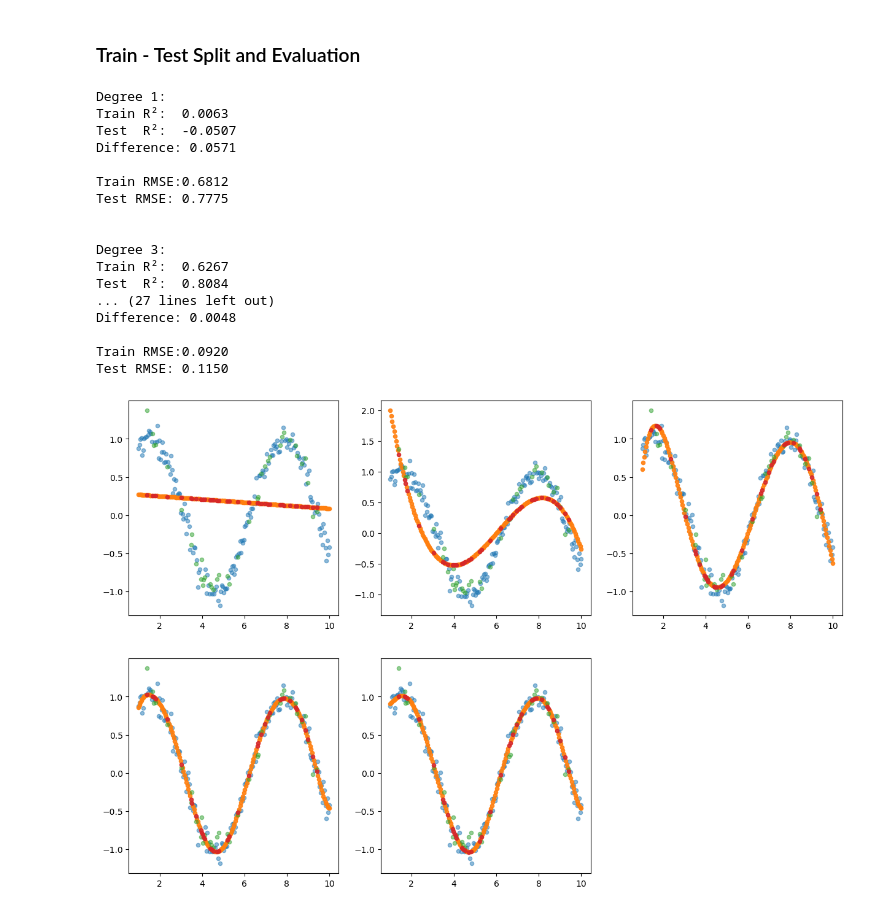
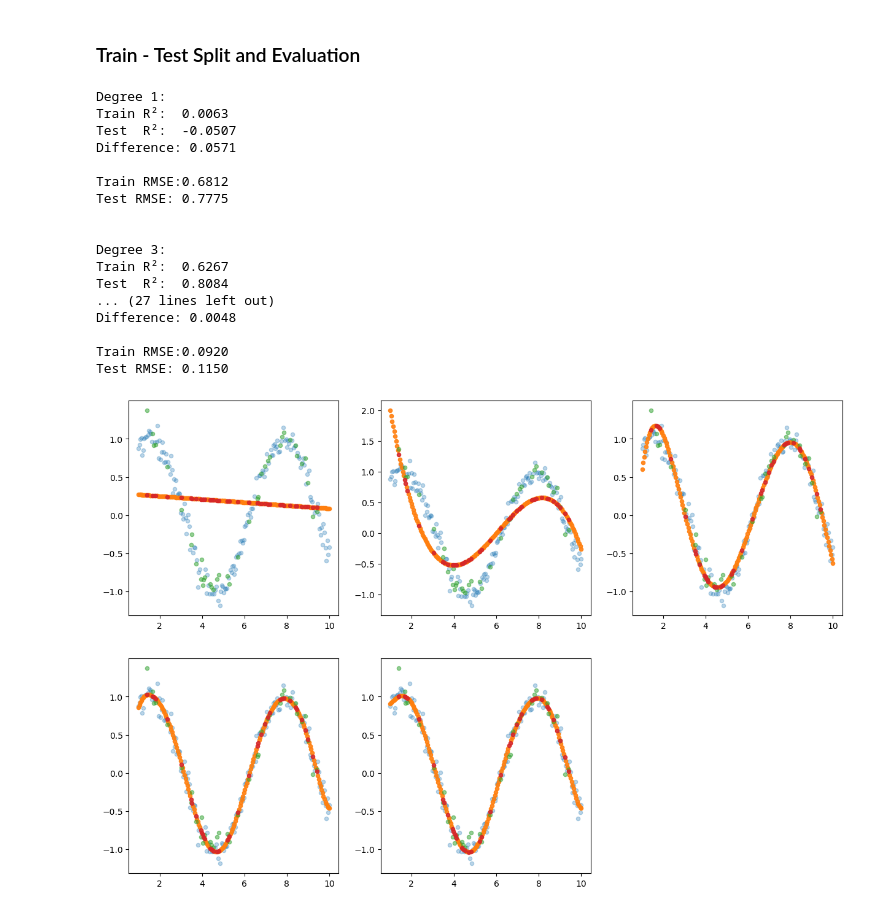
Before and after one commit to the-liyanage/from-scratch, a Jupyter notebook: regression/basic-linear-regression/polynomial-regression.ipynb, the cells around one changed output. Drawn from its saved outputs; the diff is of its cells as text; code cells hidden in the pictures.

```diff
--- a/regression/basic-linear-regression/polynomial-regression.ipynb
+++ b/regression/basic-linear-regression/polynomial-regression.ipynb
@@ -199,35 +199,33 @@ for i, degree in enumerate(degrees, 1):
 
     # Plot
     plt.subplot(2, 3, i)
-    plt.scatter(X3_train, y3_train, alpha = 0.5, s = 20, label = "Train")
+    plt.scatter(X3_train, y3_train, alpha = 0.3, s = 20, label = "Train")
     plt.scatter(X3_train, y3_train_pred, alpha = 0.9, s = 20, label = "Train-Pred")
 
 
     plt.scatter(X3_test, y3_test, alpha = 0.5, s = 20, label = "Test")
     plt.scatter(X3_test, y3_test_pred, alpha = 0.9, s = 20, label = "Test-Pred")
 
     # Create smooth line for predictions
     X_plot = np.linspace(0, 10, 300).reshape(-1, 1)
     X_plot_poly = poly_features.transform(X_plot)
     y_plot = model.predict(X_plot_poly)
-
-    #plt.plot(X3_train_poly, y3_train_pred, "r--", linewidth = 2, label = "Predictions")
 # %% [output]
 Degree 1:
 Train R²:  0.0063
 Test  R²:  -0.0507
 Difference: 0.0571
 
 Train RMSE:0.6812
 Test RMSE: 0.7775
 
 
 Degree 3:
 Train R²:  0.6267
 Test  R²:  0.8084
 ... (27 lines left out)
 Difference: 0.0048
 
 Train RMSE:0.0920
 Test RMSE: 0.1150
-[figure, old version]
+[figure, new version]
```
Also changed, not shown: parts of 1 cell of this notebook.
